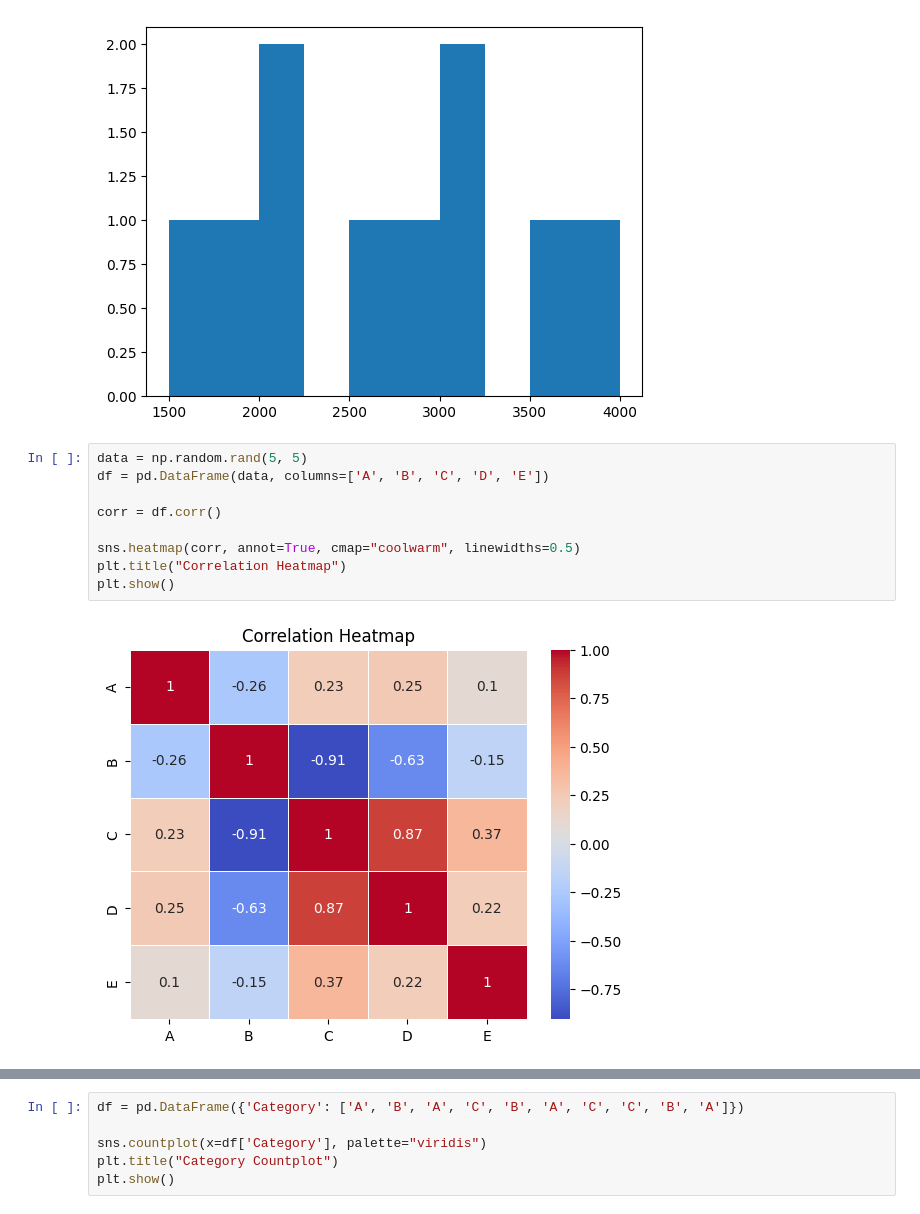
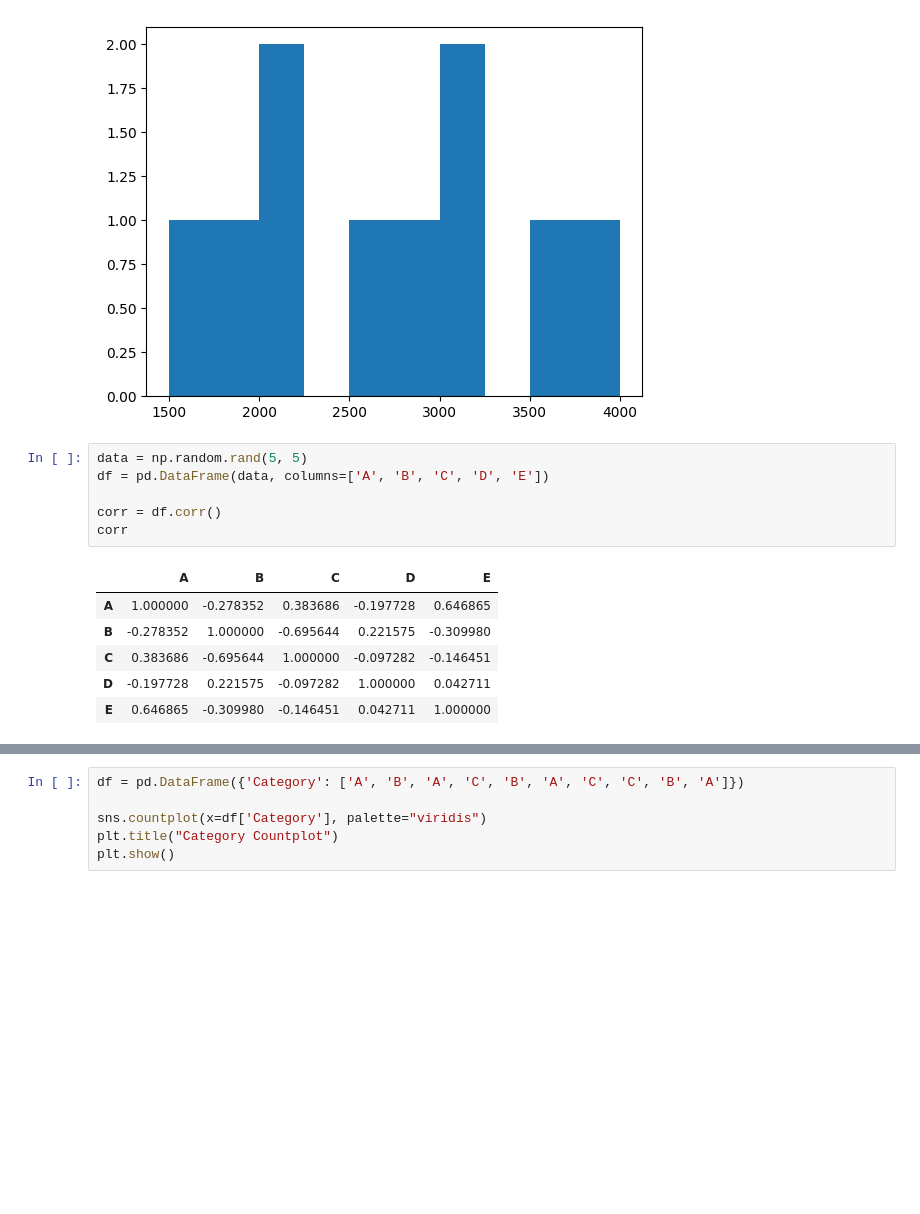
Before and after one commit to Akbarhusain12/Machine_learning, a Jupyter notebook: Data_visualization.ipynb, the cells around one changed output, grey strips where cells are left out. Cells and saved outputs as stored; diff of their text form; blank space fills up the shorter version.

```diff
--- a/Data_visualization.ipynb
+++ b/Data_visualization.ipynb
@@ -64,11 +64,13 @@ plt.show()
 # %%
 data = np.random.rand(5, 5)
 df = pd.DataFrame(data, columns=['A', 'B', 'C', 'D', 'E'])
 
 corr = df.corr()
-
-sns.heatmap(corr, annot=True, cmap="coolwarm", linewidths=0.5)
-plt.title("Correlation Heatmap")
-plt.show()
+corr
 # %% [output]
-[figure, removed]
+|  | A | B | C | D | E |
+| A | 1.000000 | -0.278352 | 0.383686 | -0.197728 | 0.646865 |
+| B | -0.278352 | 1.000000 | -0.695644 | 0.221575 | -0.309980 |
+| C | 0.383686 | -0.695644 | 1.000000 | -0.097282 | -0.146451 |
+| D | -0.197728 | 0.221575 | -0.097282 | 1.000000 | 0.042711 |
+| E | 0.646865 | -0.309980 | -0.146451 | 0.042711 | 1.000000 |
```
Also changed, not shown: parts of 1 cell of this notebook.
